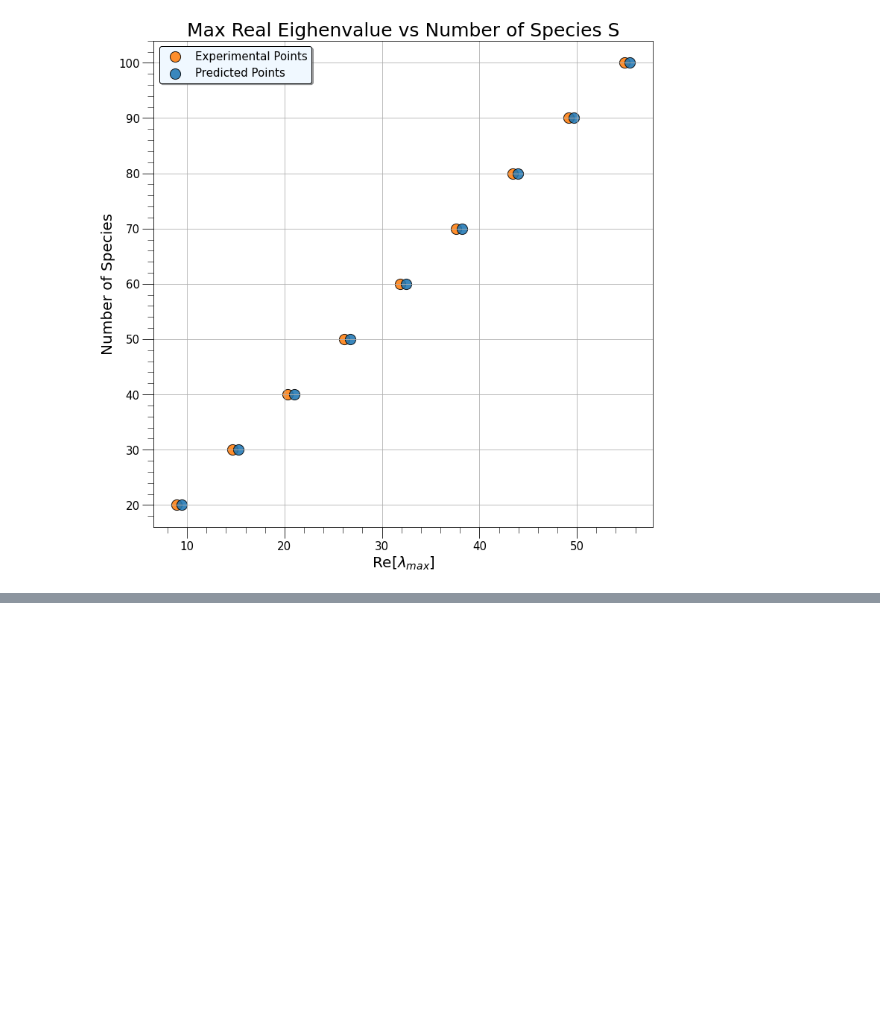
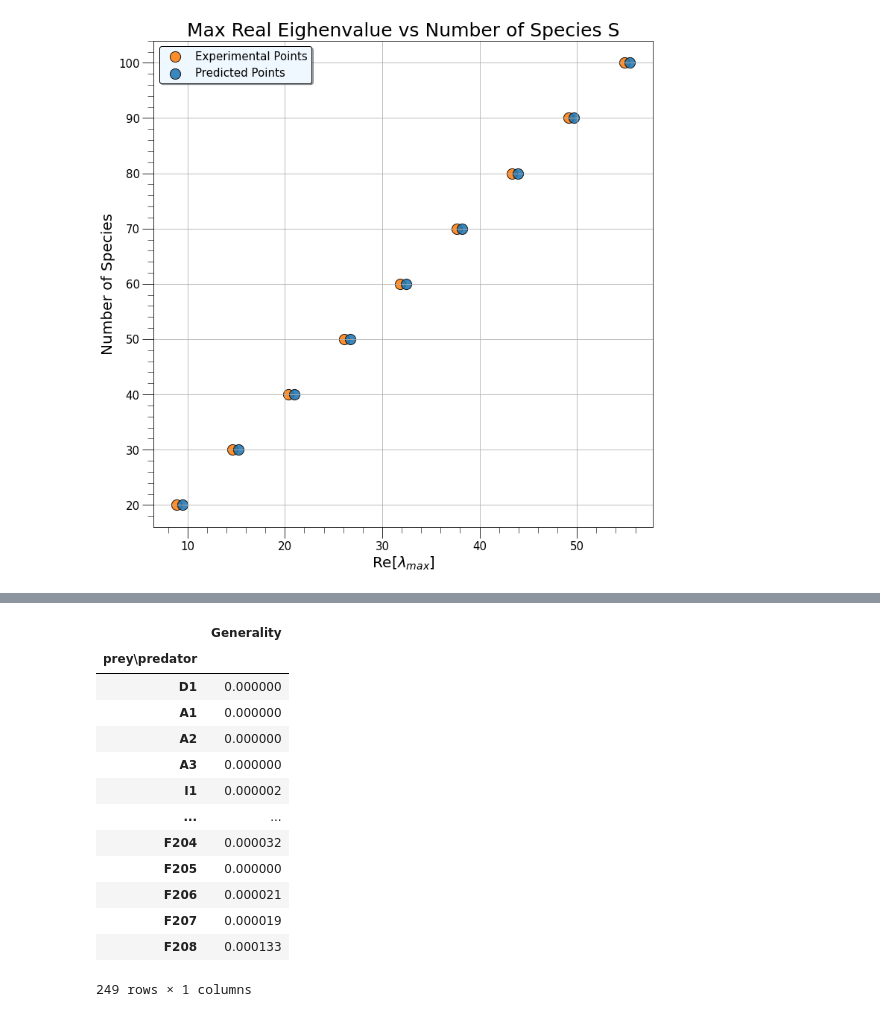
Before and after one commit to AndreaLazzari/PhysicalModelsOfLivingSystems, a Jupyter notebook: Week4/Homework_Week4_Lazzari.ipynb, the cells around one changed output, grey strips where cells are left out. Cells and saved outputs as stored; diff of their text form; code cells hidden in the pictures; blank space fills up the shorter version.

```diff
--- a/Week4/Homework_Week4_Lazzari.ipynb
+++ b/Week4/Homework_Week4_Lazzari.ipynb
@@ -301,0 +380,19 @@ ax.minorticks_on()
+# %%
+#Generality
+gen = np.sum(A_mat, axis=0)/(L*S)
+display(pd.DataFrame(gen, index = df_food.index, columns = ['Generality']))
+# %% [output]
+|  | Generality |
+| prey\predator |  |
+| D1 | 0.000000 |
+| A1 | 0.000000 |
+| A2 | 0.000000 |
+| A3 | 0.000000 |
+| I1 | 0.000002 |
+| ... | ... |
+| F204 | 0.000032 |
+| F205 | 0.000000 |
+| F206 | 0.000021 |
+| F207 | 0.000019 |
+| F208 | 0.000133 |
+249 rows × 1 columns
```
Also changed, not shown: parts of 16 cells of this notebook.
